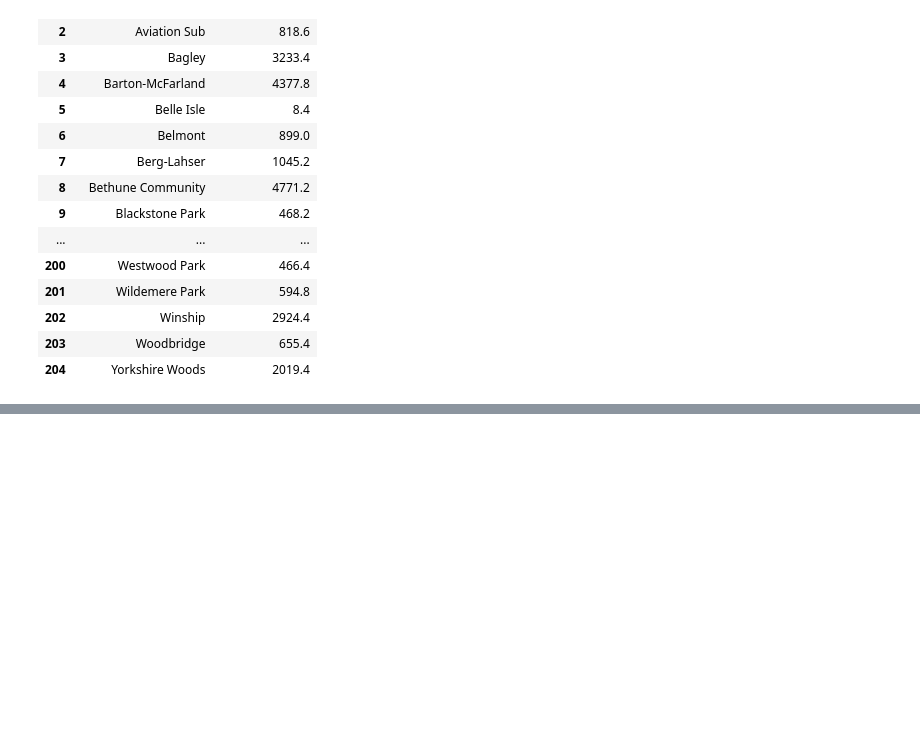
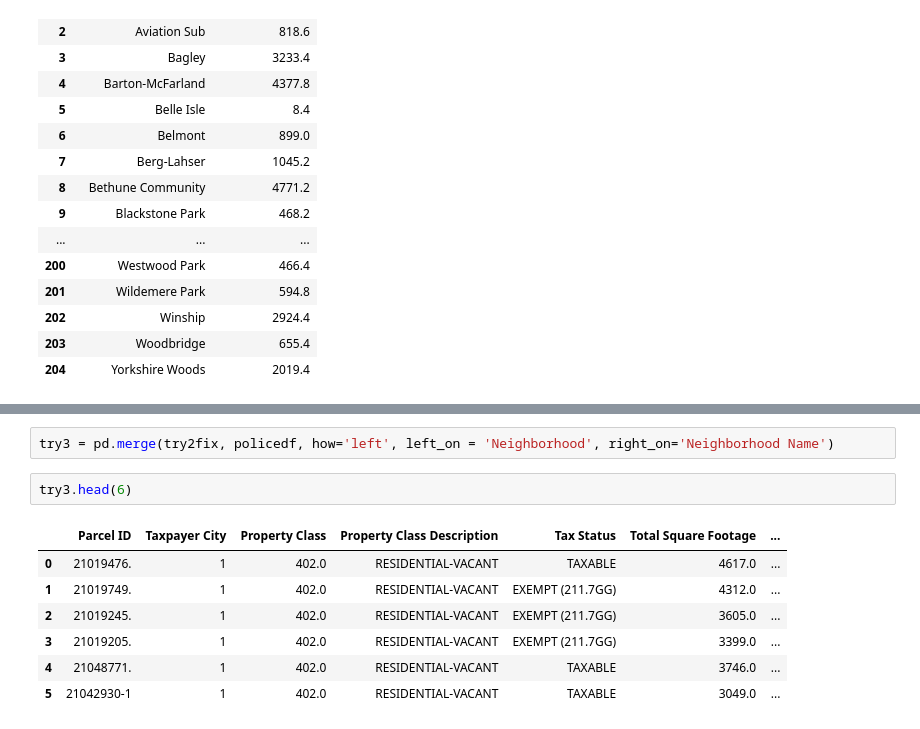
Before and after one commit to data-4700/city-of-detroit, a Jupyter notebook: detroit_housing.ipynb, the cells around one changed output, grey strips where cells are left out. Drawn from its saved outputs; the diff is of its cells as text; blank space fills up the shorter version.

```diff
--- a/detroit_housing.ipynb
+++ b/detroit_housing.ipynb
@@ -210,0 +331,12 @@ finalpolice_df
+# %%
+try3 = pd.merge(try2fix, policedf, how='left', left_on = 'Neighborhood', right_on='Neighborhood Name')
+# %%
+try3.head(6)
+# %% [output]
+|  | Parcel ID | Taxpayer City | Property Class | Property Class Description | Tax Status | Total Square Footage | ... |
+| 0 | 21019476. | 1 | 402.0 | RESIDENTIAL-VACANT | TAXABLE | 4617.0 | ... |
+| 1 | 21019749. | 1 | 402.0 | RESIDENTIAL-VACANT | EXEMPT (211.7GG) | 4312.0 | ... |
+| 2 | 21019245. | 1 | 402.0 | RESIDENTIAL-VACANT | EXEMPT (211.7GG) | 3605.0 | ... |
+| 3 | 21019205. | 1 | 402.0 | RESIDENTIAL-VACANT | EXEMPT (211.7GG) | 3399.0 | ... |
+| 4 | 21048771. | 1 | 402.0 | RESIDENTIAL-VACANT | TAXABLE | 3746.0 | ... |
+| 5 | 21042930-1 | 1 | 402.0 | RESIDENTIAL-VACANT | TAXABLE | 3049.0 | ... |
```
Also changed, not shown: parts of 19 cells of this notebook.
